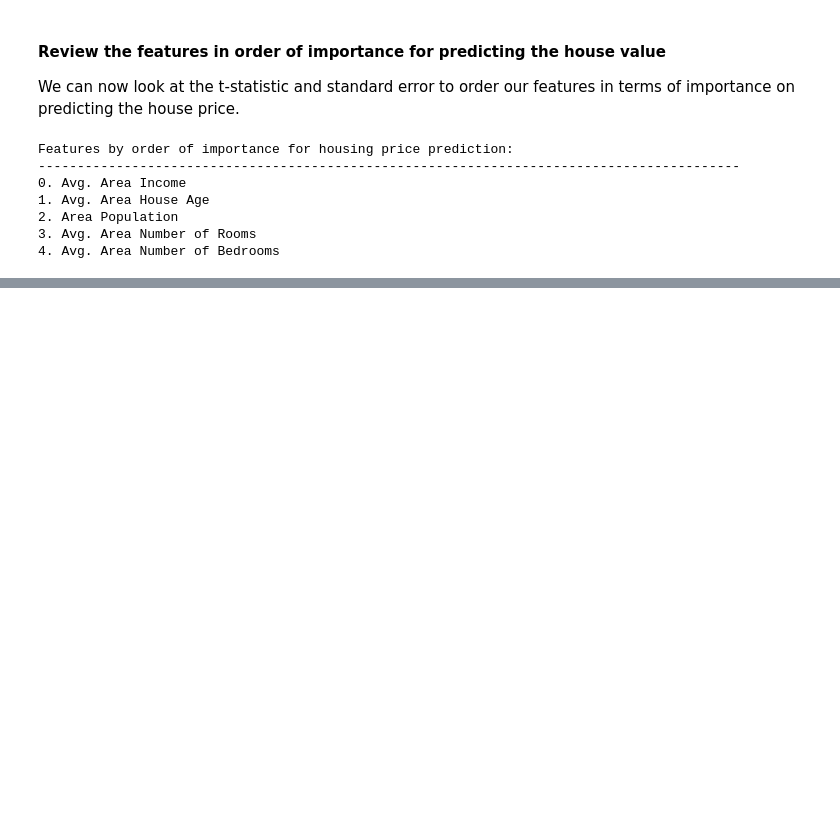
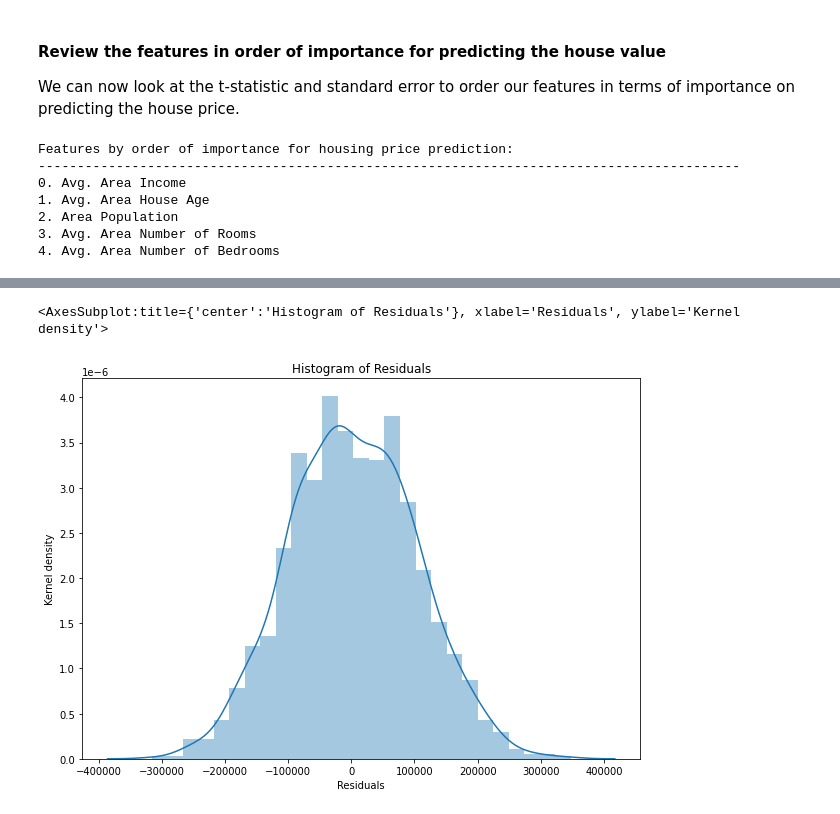
Before and after one commit to Eoincmcc/NLP-ML, a Jupyter notebook: linearRegression.ipynb, the cells around one changed output, grey strips where cells are left out. Drawn from its saved outputs; the diff is of its cells as text; code cells hidden in the pictures; blank space fills up the shorter version.

```diff
--- a/linearRegression.ipynb
+++ b/linearRegression.ipynb
@@ -289,0 +354,9 @@ Features by order of importance for housing price prediction:
+# %%
+plt.figure(figsize=(10,7))
+plt.title("Histogram of Residuals")
+plt.xlabel("Residuals")
+plt.ylabel("Kernel density")
+sns.distplot([y_test-predictions])
+# %% [output]
+<AxesSubplot:title={'center':'Histogram of Residuals'}, xlabel='Residuals', ylabel='Kernel density'>
+[figure, added]
```
Also changed, not shown: parts of 15 cells of this notebook.
